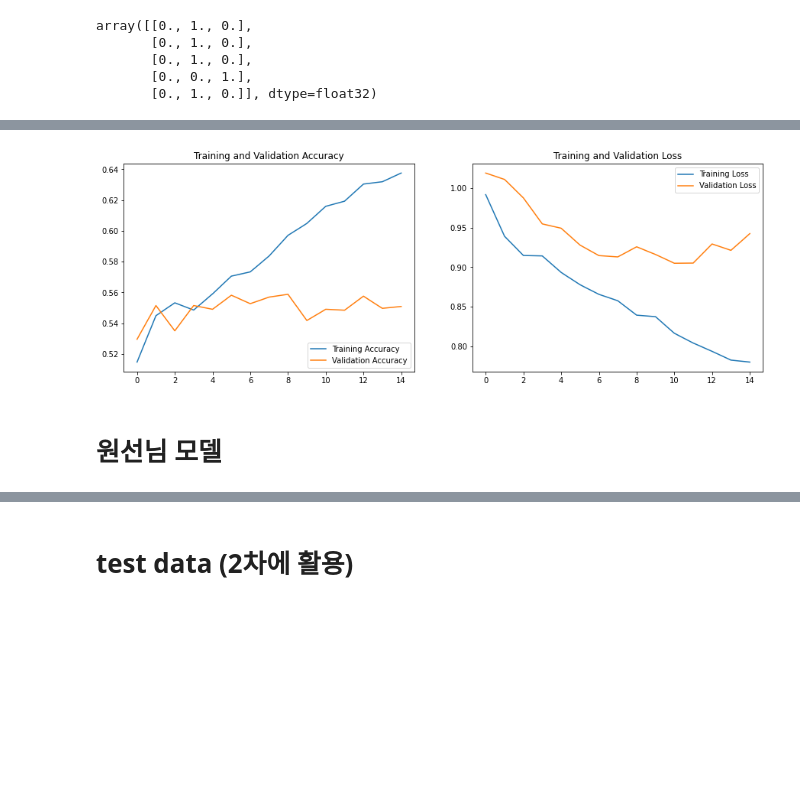
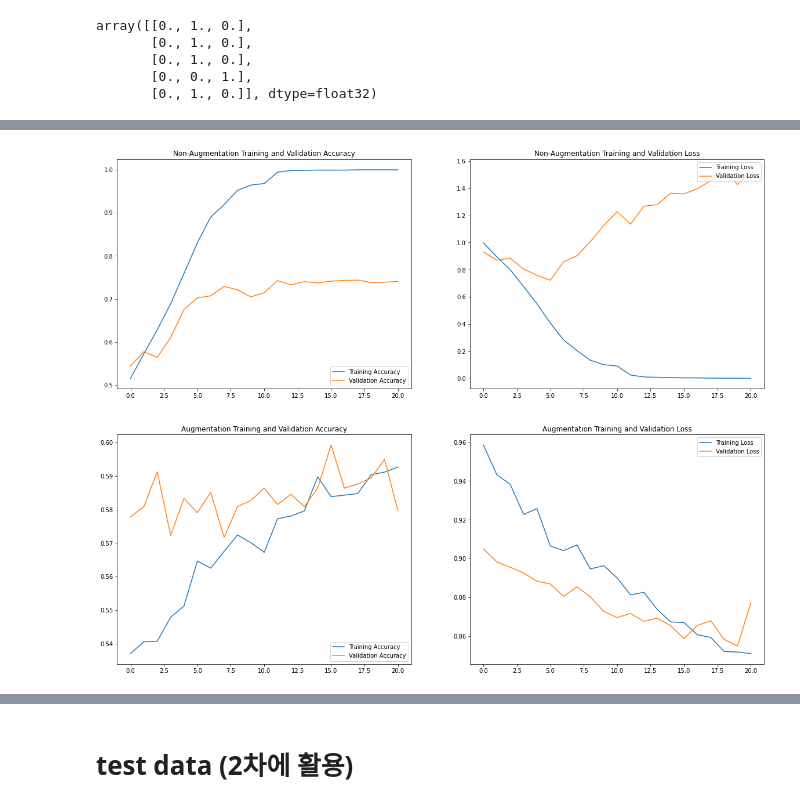
Before and after one commit to hyvnah/AI-class-project, a Jupyter notebook: AI Project - Cervical Cancer.ipynb, the cells around one changed output, grey strips where cells are left out. Cells and saved outputs as stored; diff of their text form; code cells hidden in the pictures; blank space fills up the shorter version.

Commit message:
Kaggle Notebook | AI Project - Cervical Cancer | 221116 (VGG)

```diff
--- a/AI Project - Cervical Cancer.ipynb
+++ b/AI Project - Cervical Cancer.ipynb
@@ -117,5 +89,5 @@ files_df.drop(bad_files, inplace=True)
 #files_df.to_csv('/kaggle/working/dropfiles.csv', sep=',')
 # %%
 # 정리된 files_df 사용
-#files_df = pd.read_csv('../input/cervical-dropfiles/dropfiles.csv', sep=',').drop('Unnamed: 0', axis=1)
-#files_df
+files_df = pd.read_csv('../input/cervical-dropfiles/dropfiles.csv', sep=',').drop('Unnamed: 0', axis=1)
+files_df
@@ -484,0 +525,16 @@ Epoch 15/15
+# %%
+# initialize callbacks
+reduceLR = ReduceLROnPlateau(monitor='accuracy', patience=10, verbose= 1, mode='min', factor=  0.2, min_lr = 1e-5)
+
+early_stopping = EarlyStopping(monitor='accuracy', patience = 20, verbose=1, mode='min', restore_best_weights= True)
+
+checkpoint_ag = ModelCheckpoint('vgg_ag.weights.hdf5', monitor='accuracy', verbose=1,save_best_only=True, mode= 'min')
+# %%
+history_vgg_ag = vgg16.fit(
+    train_gen_ag
+    , steps_per_epoch= TRAIN_STEPS
+    , validation_data=valid_gen
+    , validation_steps=VAL_STEPS
+    , epochs= 100
+    , callbacks= [reduceLR, early_stopping, checkpoint_ag]
+)
@@ -485,20 +559,30 @@ Epoch 15/15
 # %%
-plt.figure(figsize=(15, 5))
+plt.figure(figsize=(20, 16))
 
-plt.subplot(1, 2, 1)
-plt.plot(history_2.history['accuracy'], label='Training Accuracy')
-plt.plot(history_2.history['val_accuracy'], label='Validation Accuracy')
+plt.subplot(2, 2, 1)
+plt.plot(history_vgg16.history['accuracy'], label='Training Accuracy')
+plt.plot(history_vgg16.history['val_accuracy'], label='Validation Accuracy')
 plt.legend(loc='lower right')
-plt.title('Training and Validation Accuracy')
+plt.title('Non-Augmentation Training and Validation Accuracy')
 
-plt.subplot(1, 2, 2)
-plt.plot(history_2.history['loss'], label='Training Loss')
-plt.plot(history_2.history['val_loss'], label='Validation Loss')
+plt.subplot(2, 2, 2)
+plt.plot(history_vgg16.history['loss'], label='Training Loss')
+plt.plot(history_vgg16.history['val_loss'], label='Validation Loss')
 plt.legend(loc='upper right')
-plt.title('Training and Validation Loss')
+plt.title('Non-Augmentation Training and Validation Loss')
+
+plt.subplot(2, 2, 3)
+plt.plot(history_vgg_ag.history['accuracy'], label='Training Accuracy')
+plt.plot(history_vgg_ag.history['val_accuracy'], label='Validation Accuracy')
+plt.legend(loc='lower right')
+plt.title('Augmentation Training and Validation Accuracy')
+
+plt.subplot(2, 2, 4)
+plt.plot(history_vgg_ag.history['loss'], label='Training Loss')
+plt.plot(history_vgg_ag.history['val_loss'], label='Validation Loss')
+plt.legend(loc='upper right')
+plt.title('Augmentation Training and Validation Loss')
 
 plt.show()
 # %% [output]
-[figure, old version]
+[figure, new version]
-# %% [markdown]
-# 원선님 모델
```
Also changed, not shown: parts of 49 cells of this notebook.
